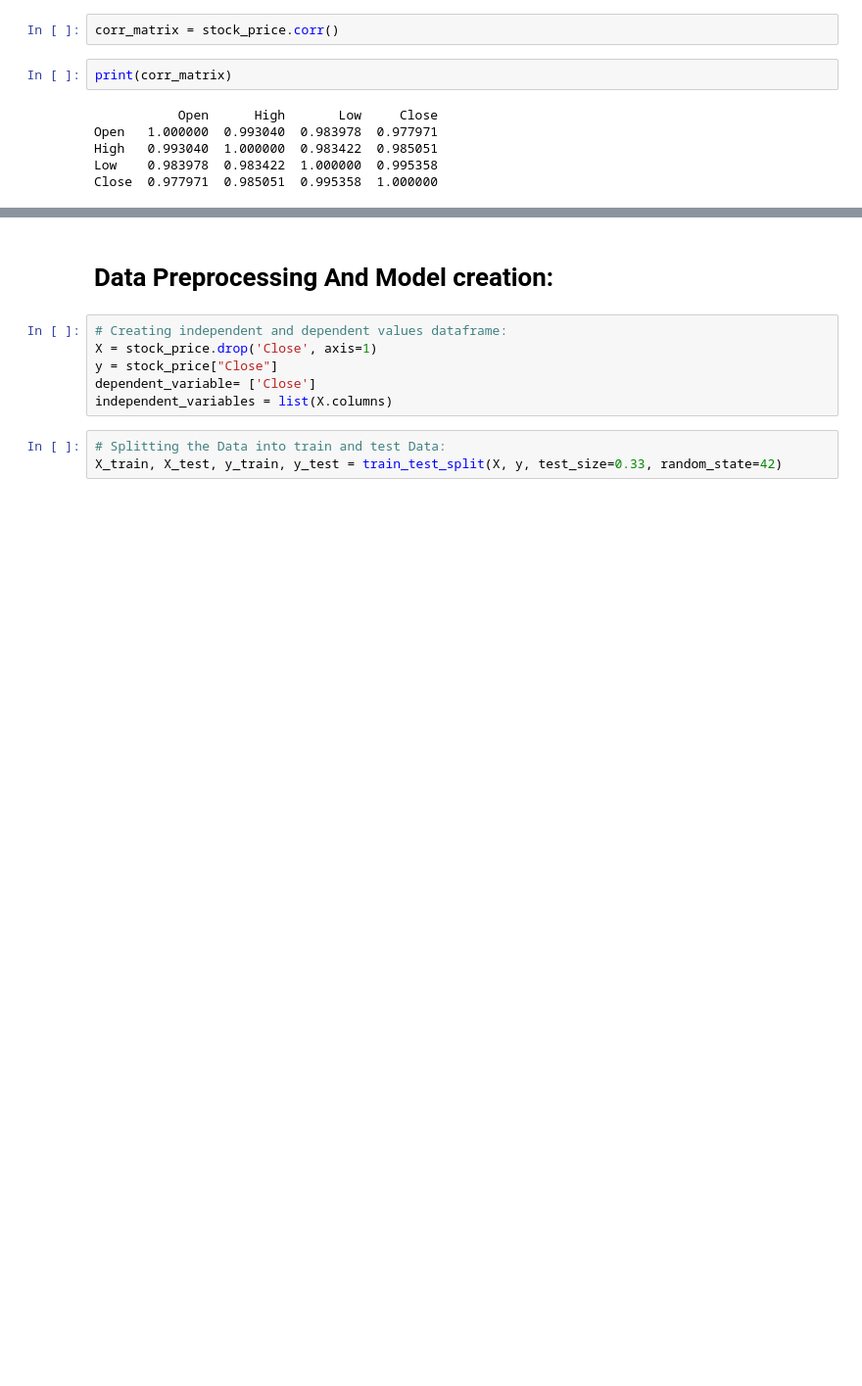
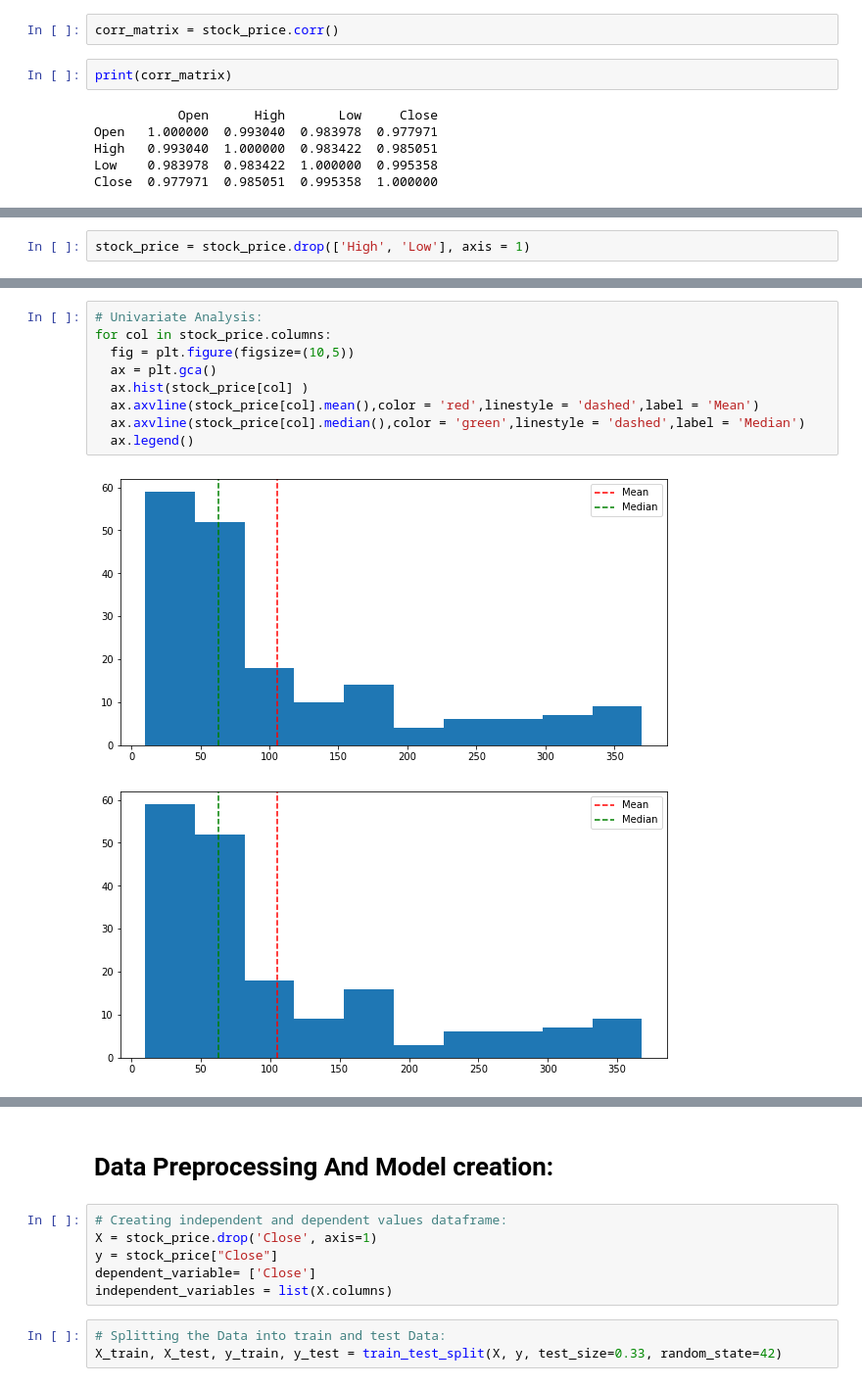
Before and after one commit to manisha-dhanuka/Linear-Regression, a Jupyter notebook: yes_bank_project.ipynb, the cells around one changed output, grey strips where cells are left out. Shown at 98% size. Drawn from its saved outputs; the diff is of its cells as text; blank space fills up the shorter version.

```diff
--- a/yes_bank_project.ipynb
+++ b/yes_bank_project.ipynb
@@ -113,0 +146,2 @@ sns.heatmap(corr_matrix, cmap = 'viridis')
+# %%
+stock_price = stock_price.drop(['High', 'Low'], axis = 1)
@@ -113,0 +165,12 @@ sns.heatmap(corr_matrix, cmap = 'viridis')
+# %%
+# Univariate Analysis:
+for col in stock_price.columns:
+  fig = plt.figure(figsize=(10,5))
+  ax = plt.gca()
+  ax.hist(stock_price[col] )
+  ax.axvline(stock_price[col].mean(),color = 'red',linestyle = 'dashed',label = 'Mean')
+  ax.axvline(stock_price[col].median(),color = 'green',linestyle = 'dashed',label = 'Median')
+  ax.legend()
+# %% [output]
+[figure, added]
+[figure, added]
```
Also changed, not shown: parts of 62 cells of this notebook.
